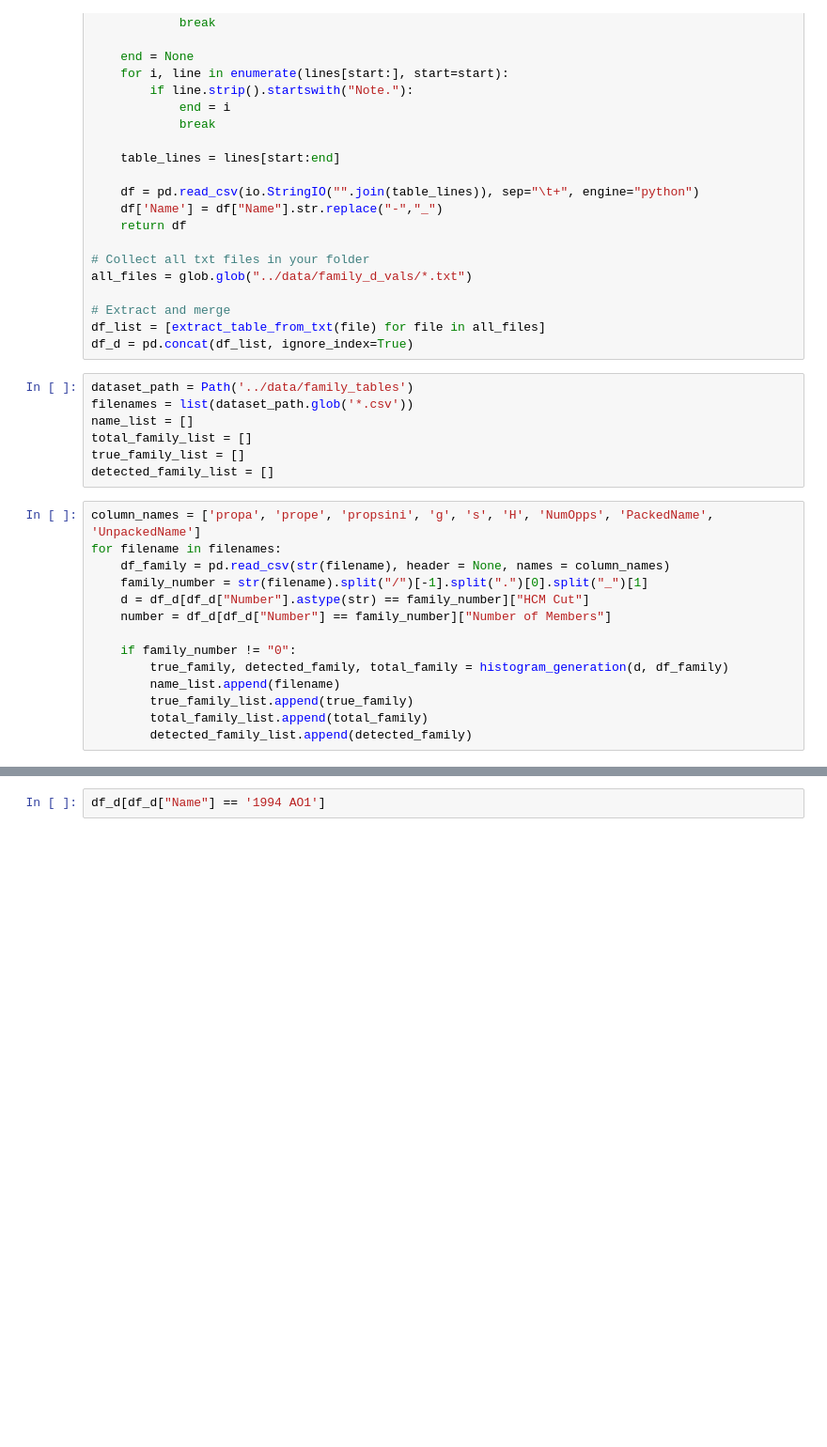
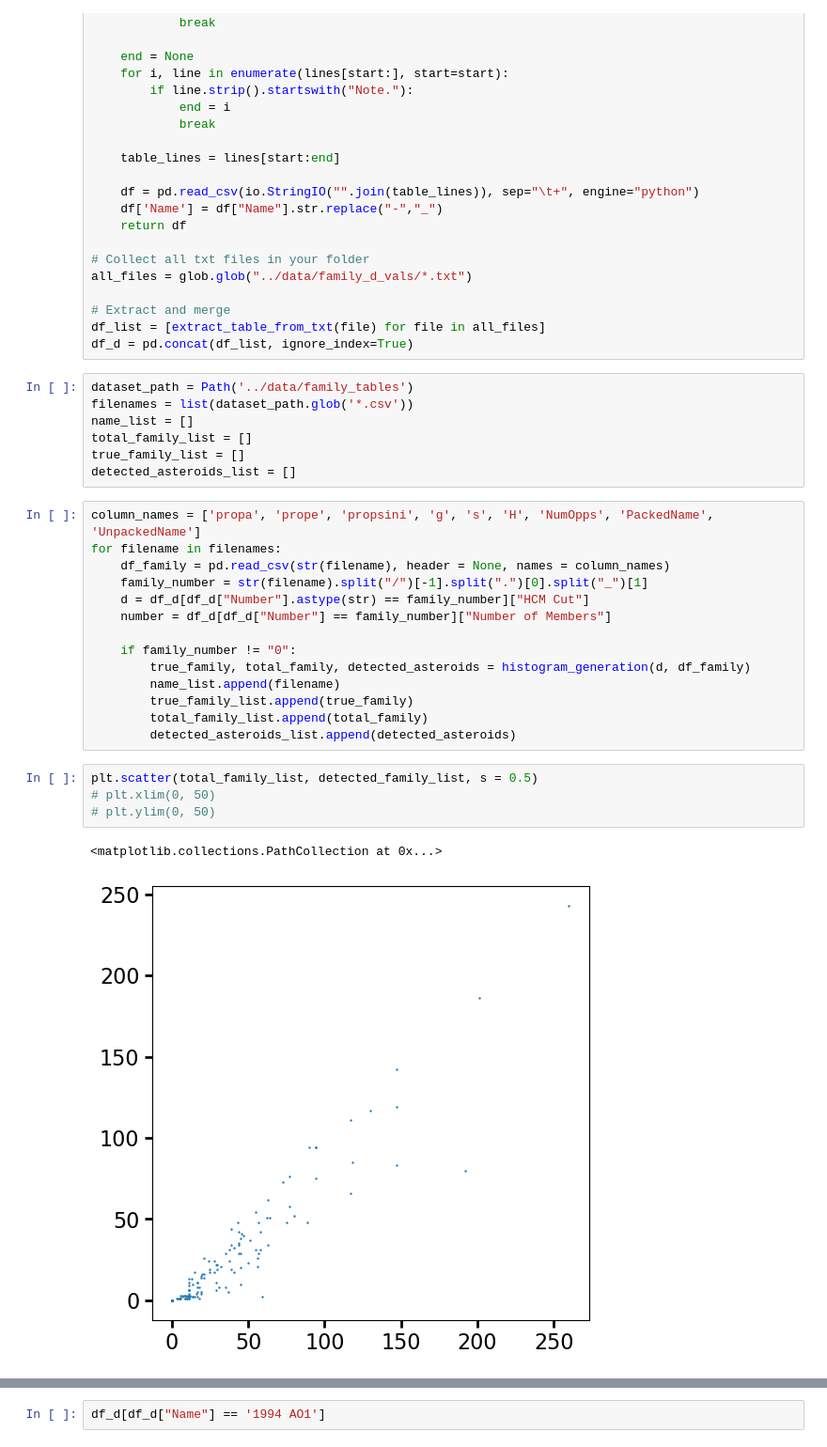
Before and after one commit to YangShen31/proper_elements_prediction, a Jupyter notebook: 4_family_identification/histogram_generations.ipynb, the cells around one changed output, grey strips where cells are left out. Shown at 94% size. Drawn from its saved outputs; the diff is of its cells as text; blank space fills up the shorter version.

```diff
--- a/4_family_identification/histogram_generations.ipynb
+++ b/4_family_identification/histogram_generations.ipynb
@@ -149,7 +149,7 @@ filenames = list(dataset_path.glob('*.csv'))
 name_list = []
 total_family_list = []
 true_family_list = []
-detected_family_list = []
+detected_asteroids_list = []
 # %%
 column_names = ['propa', 'prope', 'propsini', 'g', 's', 'H', 'NumOpps', 'PackedName', 'UnpackedName']
 for filename in filenames:
@@ -159,9 +159,16 @@ for filename in filenames:
 	number = df_d[df_d["Number"] == family_number]["Number of Members"]
 
 	if family_number != "0":
-		true_family, detected_family, total_family = histogram_generation(d, df_family)
+		true_family, total_family, detected_asteroids = histogram_generation(d, df_family)
 		name_list.append(filename)
 		true_family_list.append(true_family)
 		total_family_list.append(total_family)
-		detected_family_list.append(detected_family)
+		detected_asteroids_list.append(detected_asteroids)
+# %%
+plt.scatter(total_family_list, detected_family_list, s = 0.5)
+# plt.xlim(0, 50)
+# plt.ylim(0, 50)
+# %% [output]
+<matplotlib.collections.PathCollection at 0x...>
+[figure, added]
 # %%
```
Also changed, not shown: parts of 2 cells of this notebook.
